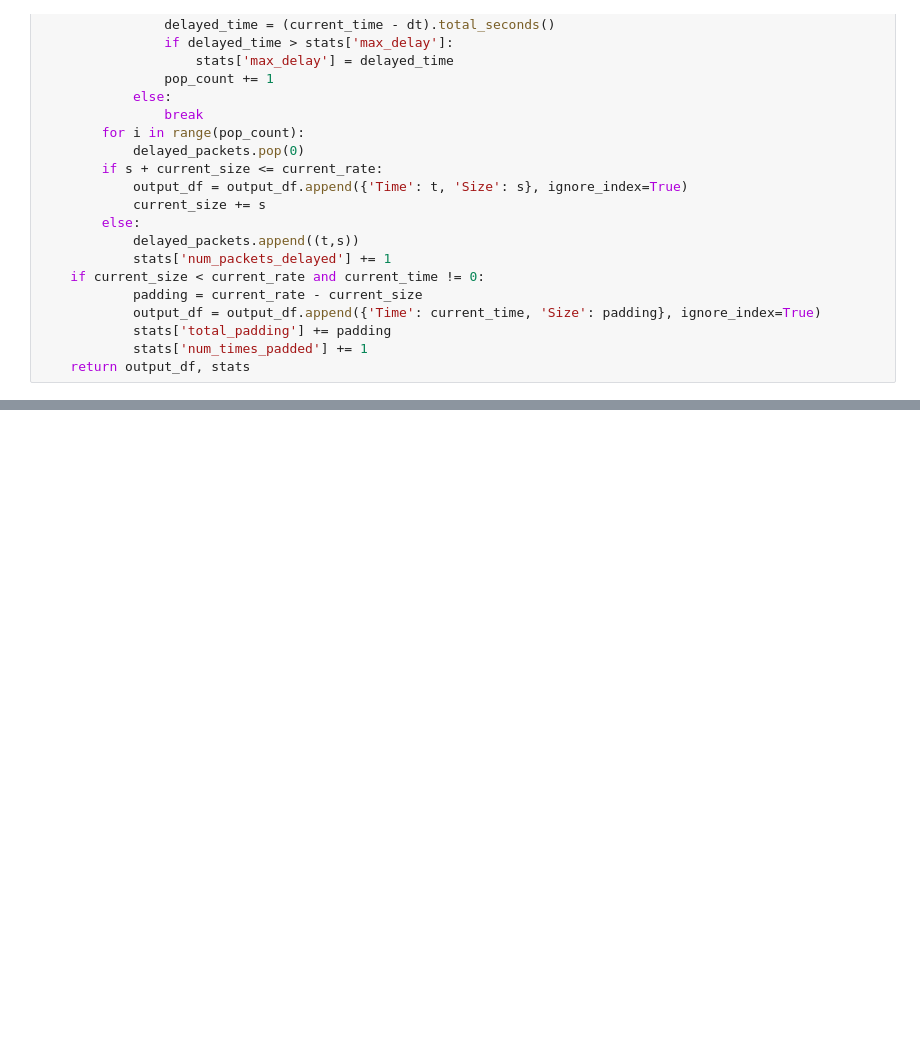
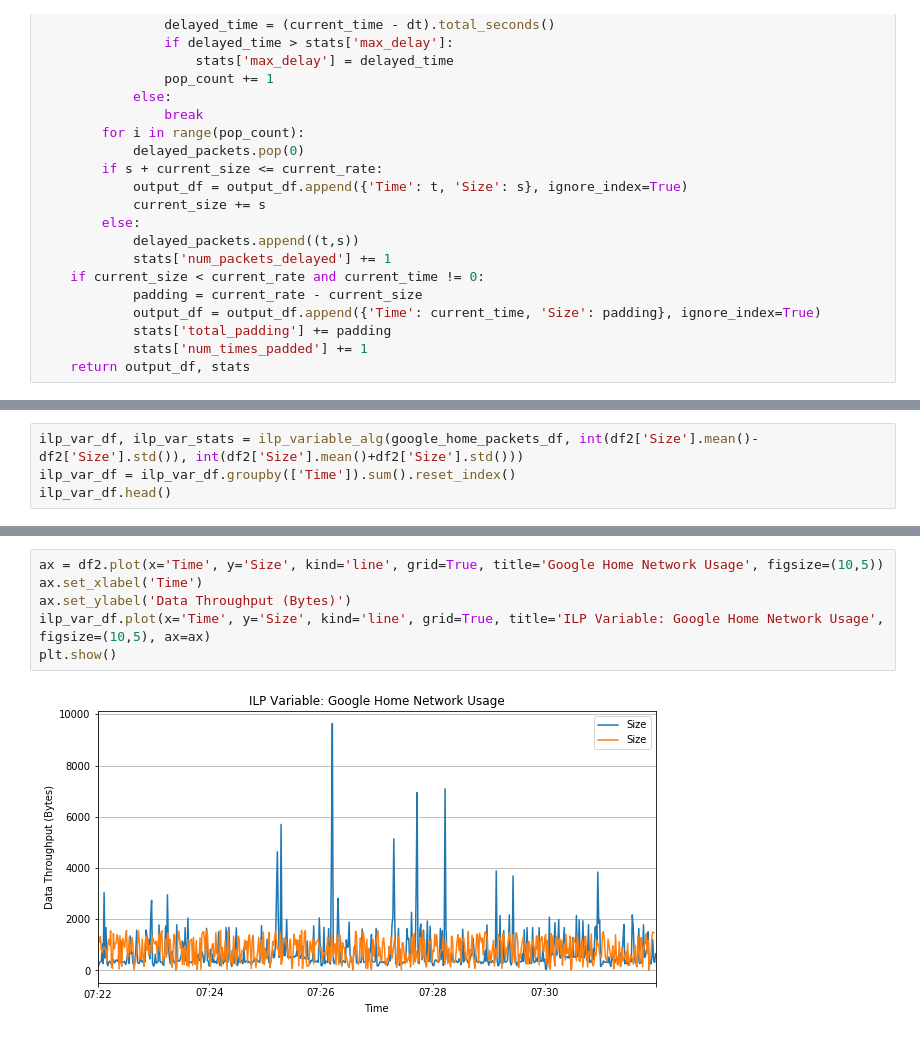
Before and after one commit to ayanpatel/iot-sec, a Jupyter notebook: plotDB.ipynb, the cells around one changed output, grey strips where cells are left out. Cells and saved outputs as stored; diff of their text form; blank space fills up the shorter version.

```diff
--- a/plotDB.ipynb
+++ b/plotDB.ipynb
@@ -213,0 +241,4 @@ Stats : num_times_padded : 555
+# %%
+ilp_var_df, ilp_var_stats = ilp_variable_alg(google_home_packets_df, int(df2['Size'].mean()-df2['Size'].std()), int(df2['Size'].mean()+df2['Size'].std()))
+ilp_var_df = ilp_var_df.groupby(['Time']).sum().reset_index()
+ilp_var_df.head()
@@ -213,0 +252,8 @@ Stats : num_times_padded : 555
+# %%
+ax = df2.plot(x='Time', y='Size', kind='line', grid=True, title='Google Home Network Usage', figsize=(10,5))
+ax.set_xlabel('Time')
+ax.set_ylabel('Data Throughput (Bytes)')
+ilp_var_df.plot(x='Time', y='Size', kind='line', grid=True, title='ILP Variable: Google Home Network Usage', figsize=(10,5), ax=ax)
+plt.show()
+# %% [output]
+[figure, added]
```
Also changed, not shown: parts of 22 cells of this notebook.
